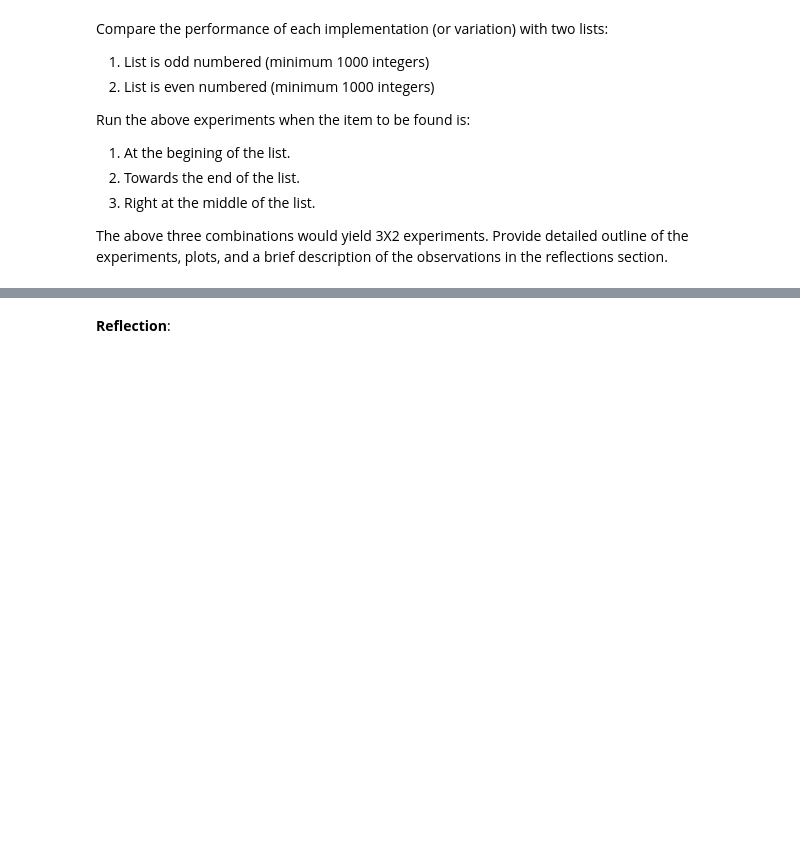
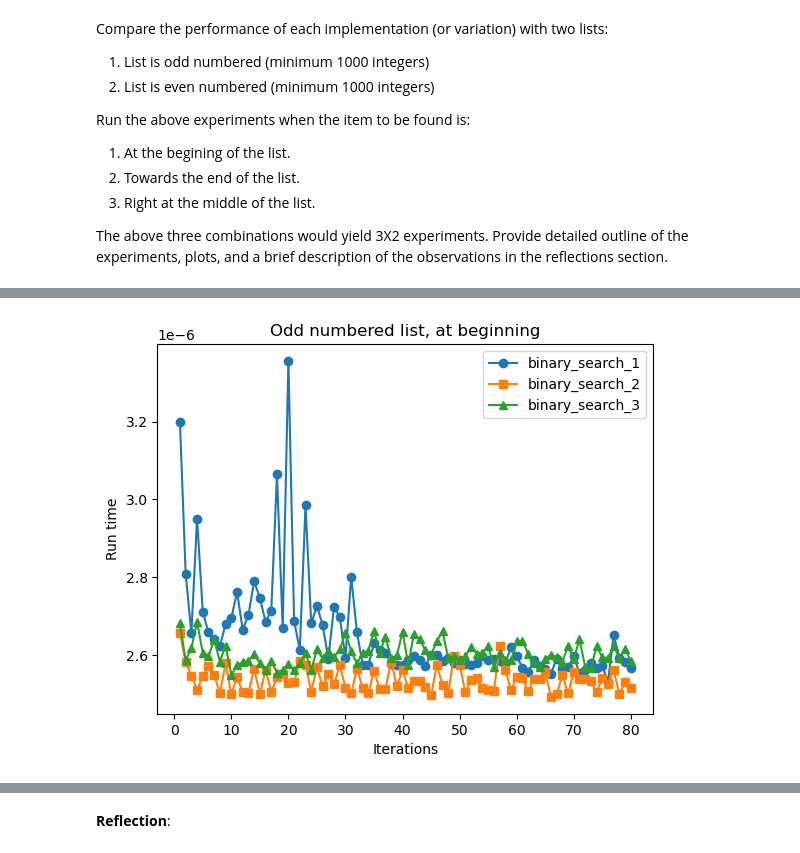
Before and after one commit to haaaarsh4/2XCE-Lab, a Jupyter notebook: Lab_II.ipynb, the cells around one changed output, grey strips where cells are left out. Drawn from its saved outputs; the diff is of its cells as text; code cells hidden in the pictures; blank space fills up the shorter version.

```diff
--- a/Lab_II.ipynb
+++ b/Lab_II.ipynb
@@ -496,0 +274,83 @@ plt.show()
+# %%
+list_odd = [i for i in range(1, 2002, 2)]
+list_even = [i for i in range(0, 2002, 2)]
+#print(list_odd)
+#print(list_even)
+
+def run_times(binary_search, search_list, to_find, bound):
+    run_times = []
+    while len(run_times) < 81:
+        start = timeit.default_timer()
+        found = binary_search(search_list, to_find)
+        stop = timeit.default_timer()
+        if (stop - start) < bound:
+            run_times.append(stop-start)
+    return run_times
+
+def draw_3_graphs(y1, y2, y3, title):
+    x_values = [i for i in range(1,81)]
+    plt.figure()
+    plt.plot(x_values, y1[1:], label='binary_search_1', marker='o')
+    plt.plot(x_values, y2[1:], label='binary_search_2', marker='s')
+    plt.plot(x_values, y3[1:], label='binary_search_3', marker='^')
+    plt.xlabel('Iterations')
+    plt.ylabel('Run time')
+    plt.title(title)
+    plt.legend()
+    plt.show()
+
+#list_odd, beginning
+run_times1 = run_times(binary_search_1, list_odd, list_odd[0], 0.000004)
+
+run_times2 = run_times(binary_search_2, list_odd, list_odd[0], 0.000004)
+
+run_times3 = run_times(binary_search_3, list_odd, list_odd[0], 0.000004)
+
+draw_3_graphs(run_times1, run_times2, run_times3, 'Odd numbered list, at beginning')
+
+#list_even, beginning
+run_times1 = run_times(binary_search_1, list_even, list_even[0], 0.000004)
+
+run_times2 = run_times(binary_search_2, list_even, list_even[0], 0.000004)
+
+run_times3 = run_times(binary_search_3, list_even, list_even[0], 0.000004)
+
+draw_3_graphs(run_times1, run_times2, run_times3, 'Even numbered list, at beginning')
+
+#list_odd, end
+run_times1 = run_times(binary_search_1, list_odd, list_odd[-1], 0.000004)
+
+run_times2 = run_times(binary_search_2, list_odd, list_odd[-1], 0.000004)
+
+run_times3 = run_times(binary_search_3, list_odd, list_odd[-1], 0.000004)
+
+draw_3_graphs(run_times1, run_times2, run_times3, 'Odd numbered list, towards the end')
+
+#list_even, end
+run_times1 = run_times(binary_search_1, list_even, list_even[-1], 0.000004)
+
+run_times2 = run_times(binary_search_2, list_even, list_even[-1], 0.000004)
+
+run_times3 = run_times(binary_search_3, list_even, list_even[-1], 0.000004)
+
+draw_3_graphs(run_times1, run_times2, run_times3, 'Even numbered list, towards the end')
+
+#list_odd, middle
+run_times1 = run_times(binary_search_1, list_odd, list_odd[(len(list_odd)-1)//2], 0.0000015)
+
+run_times2 = run_times(binary_search_2, list_odd, list_odd[(len(list_odd)-1)//2], 0.0000015)
+
+run_times3 = run_times(binary_search_3, list_odd, list_odd[(len(list_odd)-1)//2], 0.0000015)
+
+draw_3_graphs(run_times1, run_times2, run_times3, 'Odd numbered list, at middle')
+
+#list_even, middle
+run_times1 = run_times(binary_search_1, list_even, list_even[(len(list_even)-1)//2], 0.0000015)
+
+run_times2 = run_times(binary_search_2, list_even, list_even[(len(list_even)-1)//2], 0.0000015)
+
+run_times3 = run_times(binary_search_3, list_even, list_even[(len(list_even)-1)//2], 0.0000015)
+
+draw_3_graphs(run_times1, run_times2, run_times3, 'Even numbered list, at middle')
+# %% [output]
+[figure, added]
```
Also changed, not shown: parts of 13 cells of this notebook.
